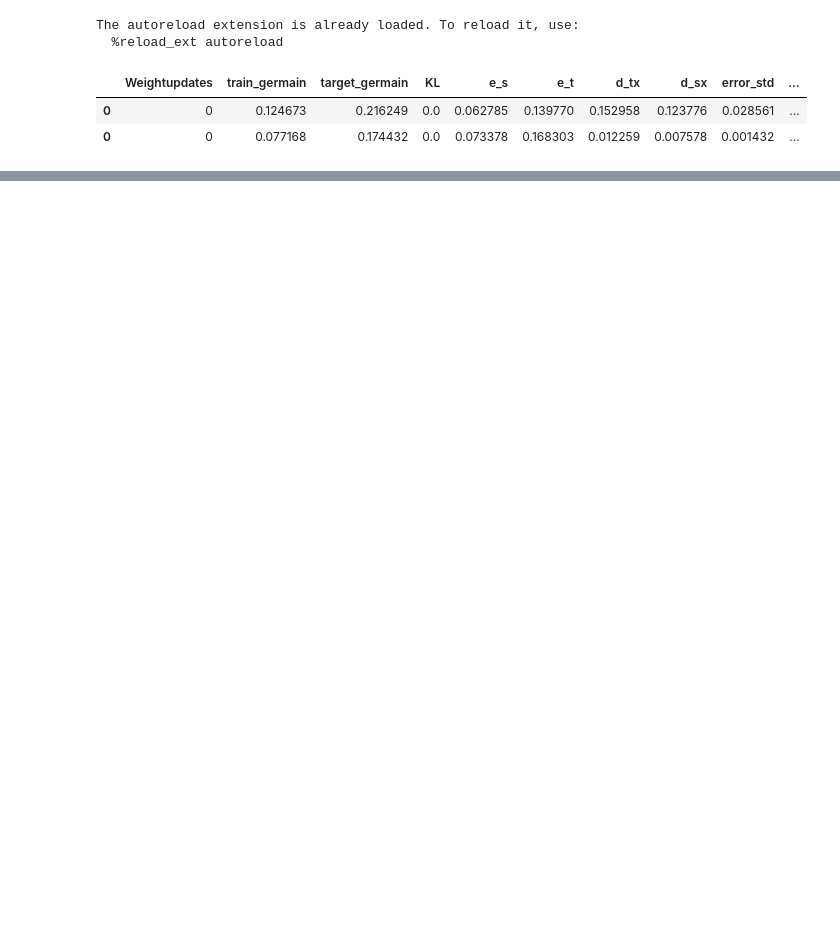
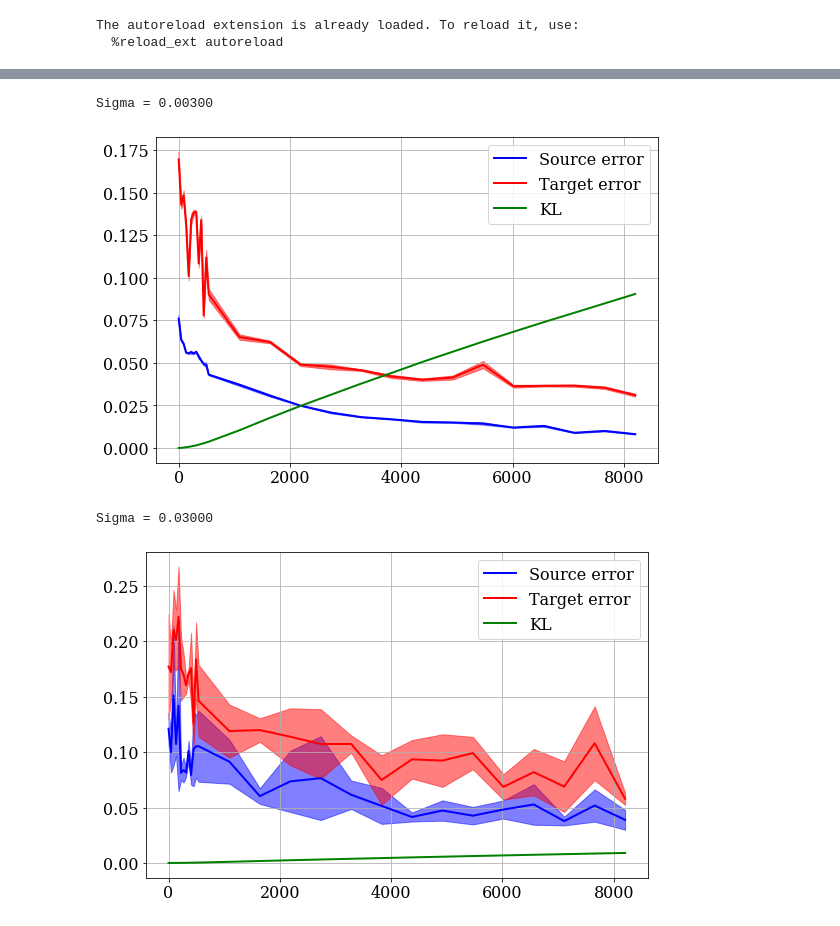
Before and after one commit to Breitholtz/mnist_transfer, a Jupyter notebook: batch_inspect_bounds.ipynb, the cells around one changed output, grey strips where cells are left out. Cells and saved outputs as stored; diff of their text form; code cells hidden in the pictures; blank space fills up the shorter version.

```diff
--- a/batch_inspect_bounds.ipynb
+++ b/batch_inspect_bounds.ipynb
@@ -48,9 +49,32 @@ D = pd.DataFrame({})
 for r in r_files:
     Dr = pd.read_pickle(os.path.join(results_folder, r))
     D = pd.concat([D, Dr], axis=0)
-# %%
-D
-# %% [output]
-|  | Weightupdates | train_germain | target_germain | KL | e_s | e_t | d_tx | d_sx | error_std | ... |
-| 0 | 0 | 0.124673 | 0.216249 | 0.0 | 0.062785 | 0.139770 | 0.152958 | 0.123776 | 0.028561 | ... |
-| 0 | 0 | 0.077168 | 0.174432 | 0.0 | 0.073378 | 0.168303 | 0.012259 | 0.007578 | 0.001432 | ... |
+# %%
+plt.rc('font', size=16, family='serif')
+display(D.head(5))
+D = D.sort_values(by='Weightupdates')
+
+#plt.plot(D[D['sigma']==.03]['Weightupdates'], D[D['sigma']==.03]['train_germain'])
+for s in np.sort(D['sigma'].unique()):
+    print('Sigma = %.5f' % s)
+    plt.figure(figsize=(9,6))
+    plt.grid(zorder=-100)
+
+    stratum = D['sigma']==s
+    ws = D[stratum]['Weightupdates']
+    e_so = D[stratum]['train_germain']
+    e_ta = D[stratum]['target_germain']
+    e_so_std = D[stratum]['error_std']
+    e_ta_std = D[stratum]['target_error_std']
+    KL = D[stratum]['KL']
+    plt.plot(ws, e_so, label='Source error', lw=2, c='b')
+    plt.fill_between(ws, e_so-e_so_std, e_so+e_so_std, alpha=0.5, zorder=0, color='b')
+
+    plt.plot(ws, e_ta, label='Target error', lw=2, c='r')
+    plt.fill_between(ws, e_ta-e_ta_std, e_ta+e_ta_std, alpha=0.5, zorder=0, color='r')
+
+    plt.plot(ws, KL/70000, label='KL', lw=2, c='g')
+
+    plt.legend()
+    plt.show()
+# %% [output]
@@ -56,0 +87,4 @@ D
+Sigma = 0.00300
+[figure, added]
+Sigma = 0.03000
+[figure, added]
```
Also changed, not shown: parts of 2 cells of this notebook, 1 other file.
